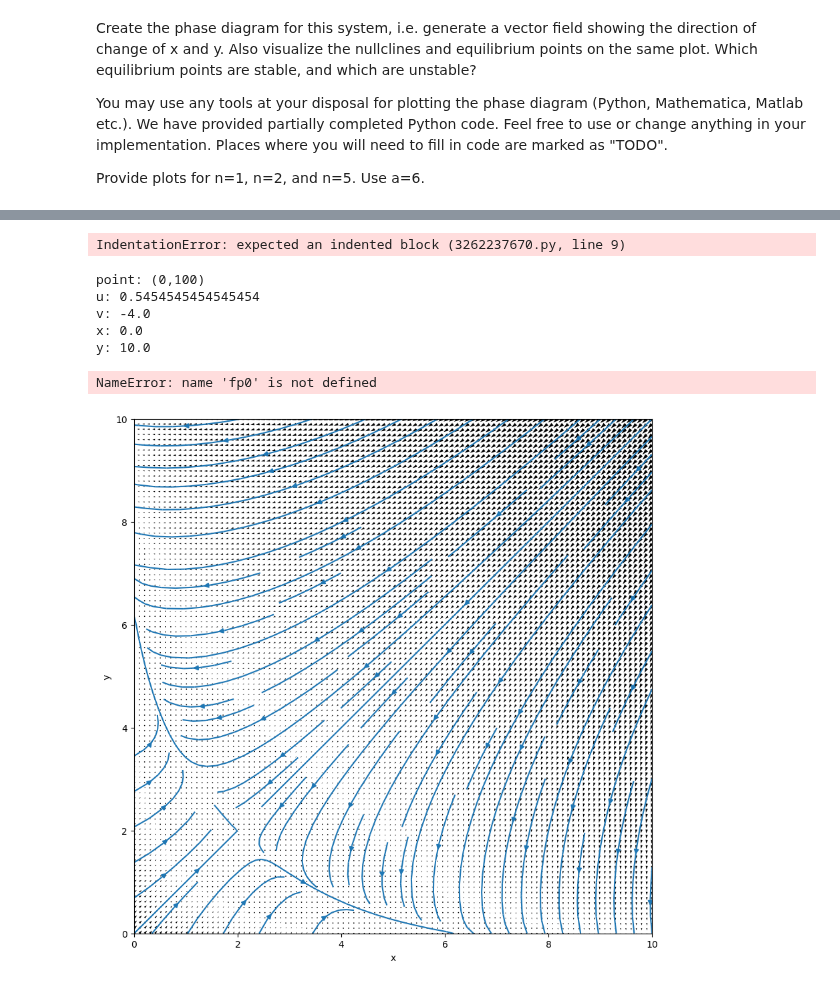
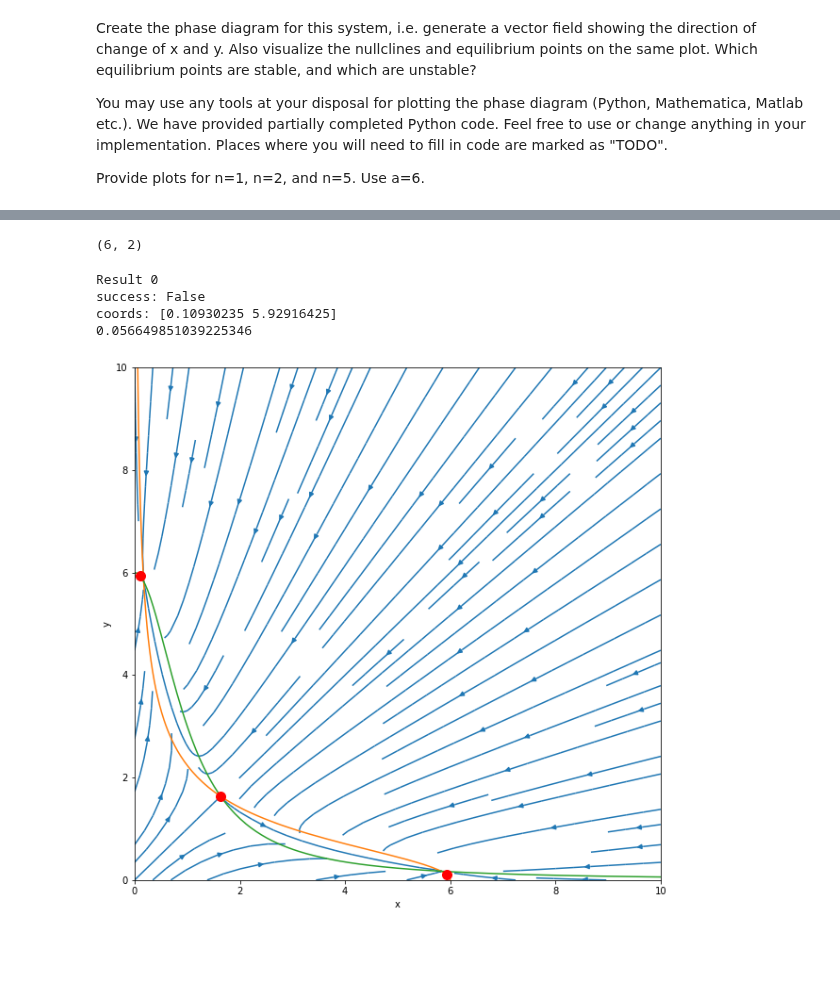
Before and after one commit to istari79/synbio_aut22, a Jupyter notebook: Homework 4/HW4.ipynb, the cells around one changed output, grey strips where cells are left out. Cells and saved outputs as stored; diff of their text form; code cells hidden in the pictures; blank space fills up the shorter version.

Commit message:
Streamline plots, nullclines now functional
Equilibrium points are still in the works

```diff
--- a/Homework 4/HW4.ipynb
+++ b/Homework 4/HW4.ipynb
@@ -313,28 +257,34 @@ SyntaxError: invalid syntax (1607499654.py, line 7)
 # return type: numpy array
 
 # This function is used to find fixed points
-def get_eq_points(xy):
-    # TODO: fill in function
+
+### NOTES ###
+# how to find fixed points with equation?
+# at a fixed pointed, xdot = ydot = 0.
+# a / (1 + y ** n) - x = a / (1 + x ** n) - y
+# apparently this function is going to act as an objective function?
+
+def get_eq_points(xy, a, n):
+    derivs = bistable_switch(xy, a, n)
+    return abs(derivs[0]) + abs(derivs[1])
-# %% [output]
-IndentationError: expected an indented block (3262237670.py, line 9)
 # %%
 ### MODIFY THIS CELL ###
 
 # Parameters
 # TODO: test dynamic system with different assignments of 'a' and 'n'
-args = (a, n)
+a = 6
+n = 2
+arguments = (a, n)
+print(arguments)
+# %% [output]
+(6, 2)
 # %%
 ### MODIFY THIS CELL ###
 
 # TODO:
 # Call associated function to get points for flow field and nullclines for plotting
-u, v, x, y = get_flow_field(bistable_switch, [0,10], [0,10], args=(6,1))
+u, v, x, y = get_flow_field(bistable_switch, [0,10], [0,10], arguments)
+x_x, x_y, y_x, y_y = get_nullclines([0,10], [0,10], a, n)
-# %% [output]
-point: (0,100)
-u: 0.5454545454545454
-v: -4.0
-x: 0.0
-y: 10.0
 # %%
 ### MODIFY THIS CELL ###
 
@@ -344,44 +294,63 @@ coeffs[0] = 1
 coeffs[-2] = 1
 coeffs[-1] = -a
 
+# roots of the equation x**(n-1) - x - a
 r = np.roots(coeffs)
+# selects for only positive, real roots
 ind = np.where(np.logical_and(np.isreal(r), r.real >= 0))
+# no clue
 fp1 = np.array([r[ind][0].real]*2)
+#  fixed point 1 is the one in the middle that always exists
+
 
 # Find stable fixed points (fp0 and fp2)
 # HINT: use scipy.optimize with get_eq_points function
 # fixed points are where derivatives equal zero and nullclines intersect
 # Good initialization conditions are [0,1]
 
+result0 = scipy.optimize.minimize(get_eq_points, x0=[0.1, 10], args=arguments)
+print("Result 0")
+print("success: " + str(result0['success']))
+print("coords: " + str(result0['x']))
+print(get_eq_points(result0['x'], a, n))
+
+fp0 = result0['x']
+
+result2 = scipy.optimize.minimize(get_eq_points, x0=[10, 0.1], args=arguments)
+fp2 = result2['x']
+
 x1,y1 = fp0
 x2,y2 = fp1
 x3,y3 = fp2
 # %% [output]
-NameError: name 'fp0' is not defined
+Result 0
+success: False
+coords: [0.10930235 5.92916425]
+0.056649851039225346
 # %%
 ### YOU MAY MODIFY THIS CELL BUT WILL NOT BE GRADED ###
 # Nothing to do here! Plotting code already complete
 
 # Configure plotting
 fig = plt.figure(figsize = (10, 10))
 ax = fig.add_subplot()
 ax.set_xlabel("x")
 ax.set_ylabel("y")
 
 # Plot flow field
-ax.streamplot(x, y, u, v)
-ax.quiver(x, y, u, v)
+ax.streamplot(x, y, v, u)
+# ax.quiver(x, y, u, v)
 
 # Plot nullclines
-# ax.plot(x_x, x_y)
-# ax.plot(y_x, y_y)
+ax.plot(x_x, x_y)
+ax.plot(y_x, y_y)
 
 # Plot fixed points
-# ax.plot(x1, y1, marker="o", markersize=10, markeredgecolor="red", markerfacecolor="red")
-# ax.plot(x2, y2, marker="o", markersize=10, markeredgecolor="red", markerfacecolor="red")
-# ax.plot(x3, y3, marker="o", markersize=10, markeredgecolor="red", markerfacecolor="red")
+ax.plot(x1, y1, marker="o", markersize=10, markeredgecolor="red", markerfacecolor="red")
+ax.plot(x2, y2, marker="o", markersize=10, markeredgecolor="red", markerfacecolor="red")
+ax.plot(x3, y3, marker="o", markersize=10, markeredgecolor="red", markerfacecolor="red")
 
 # show plot
 plt.show()
 # %% [output]
-[figure, old version]
+[figure, new version]
```
Also changed, not shown: parts of 6 cells of this notebook.
